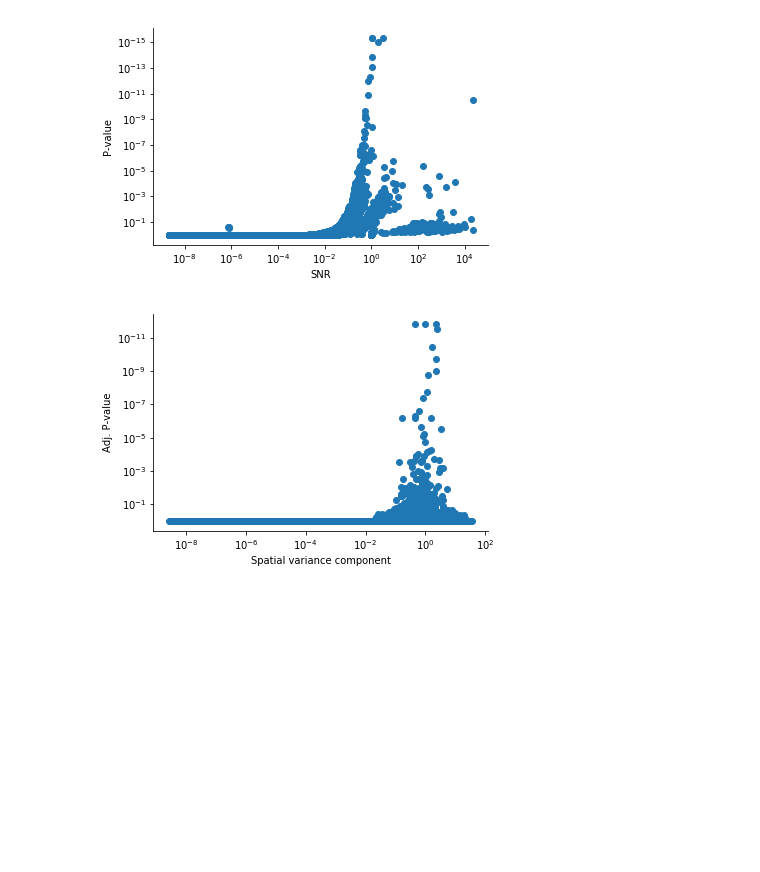
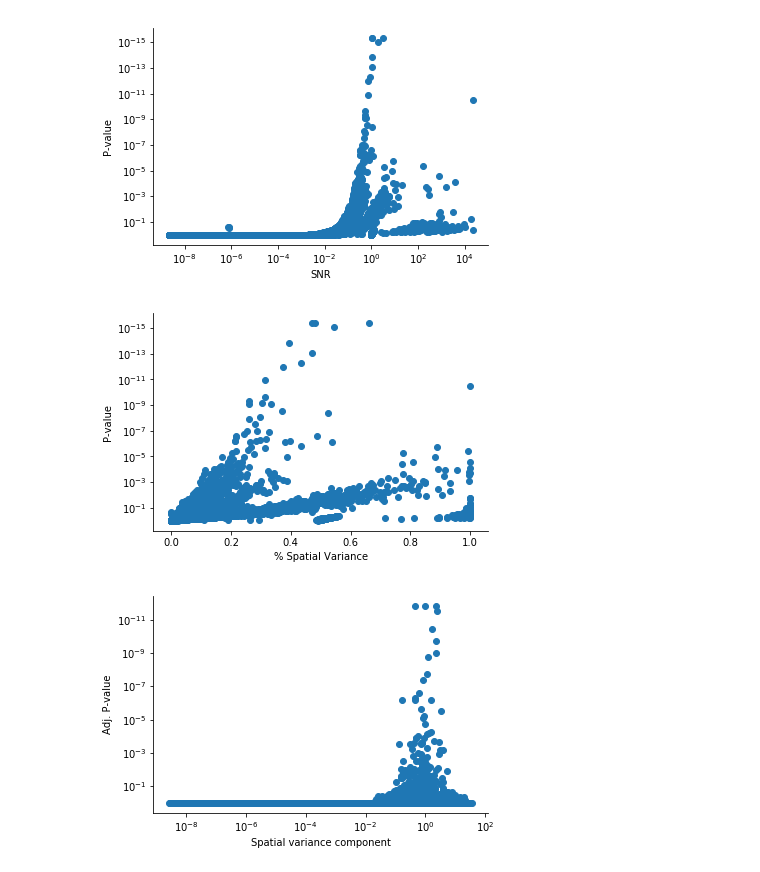
Before and after one commit to Teichlab/SpatialDE, a Jupyter notebook: Analysis/BreastCancer/Breast Cancer Tissue Analysis.ipynb, the cells around one changed output. Drawn from its saved outputs; the diff is of its cells as text; code cells hidden in the pictures; blank space fills up the shorter version.

Commit message:
Maybe use fraction spatial variance in stead of SNR

```diff
--- a/Analysis/BreastCancer/Breast Cancer Tissue Analysis.ipynb
+++ b/Analysis/BreastCancer/Breast Cancer Tissue Analysis.ipynb
@@ -65,6 +65,15 @@ plt.xlabel('SNR')
 plt.ylabel('P-value');
 # %% [output]
 [figure]
+# %%
+# plt.loglog()
+plt.yscale('log')
+plt.scatter(results.fraction_spatial_variance, results.pval);
+plt.gca().invert_yaxis();
+plt.xlabel('% Spatial Variance')
+plt.ylabel('P-value');
+# %% [output]
+[figure, added]
 # %%
 plt.loglog()
 plt.scatter(results.max_s2_t_hat, results.qval);
```
Also changed, not shown: parts of 8 cells of this notebook, 6 other files.
